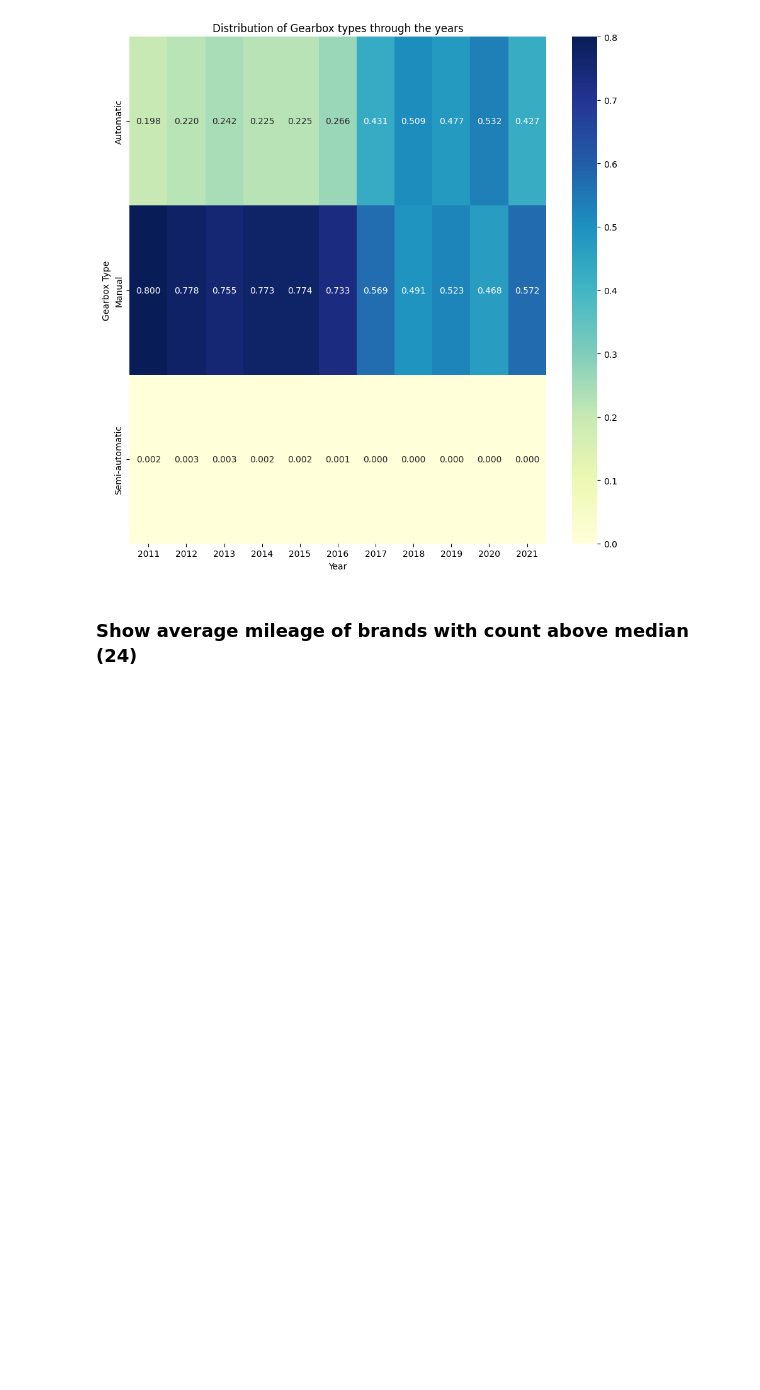
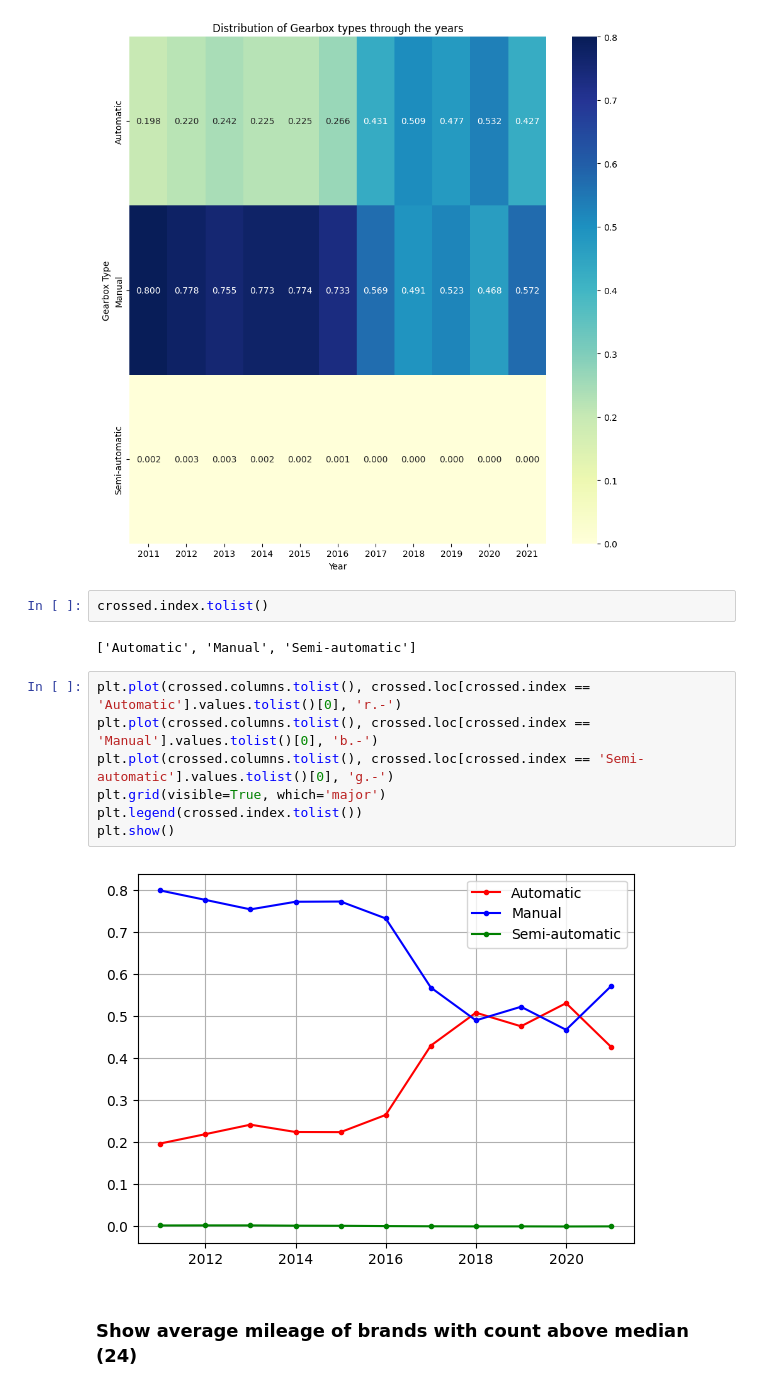
Before and after one commit to leander-ms/autoscout_Analysis, a Jupyter notebook: analysis.ipynb, the cells around one changed output. Cells and saved outputs as stored; diff of their text form; blank space fills up the shorter version.

Commit message:
new plots

```diff
--- a/analysis.ipynb
+++ b/analysis.ipynb
@@ -42,6 +42,19 @@ plt.tight_layout()
 plt.show()
 # %% [output]
 [figure]
+# %%
+crossed.index.tolist()
+# %% [output]
+['Automatic', 'Manual', 'Semi-automatic']
+# %%
+plt.plot(crossed.columns.tolist(), crossed.loc[crossed.index == 'Automatic'].values.tolist()[0], 'r.-')
+plt.plot(crossed.columns.tolist(), crossed.loc[crossed.index == 'Manual'].values.tolist()[0], 'b.-')
+plt.plot(crossed.columns.tolist(), crossed.loc[crossed.index == 'Semi-automatic'].values.tolist()[0], 'g.-')
+plt.grid(visible=True, which='major')
+plt.legend(crossed.index.tolist())
+plt.show()
+# %% [output]
+[figure, added]
 # %% [markdown]
 ### Show average mileage of brands with count above median (24)
 # %%
```
